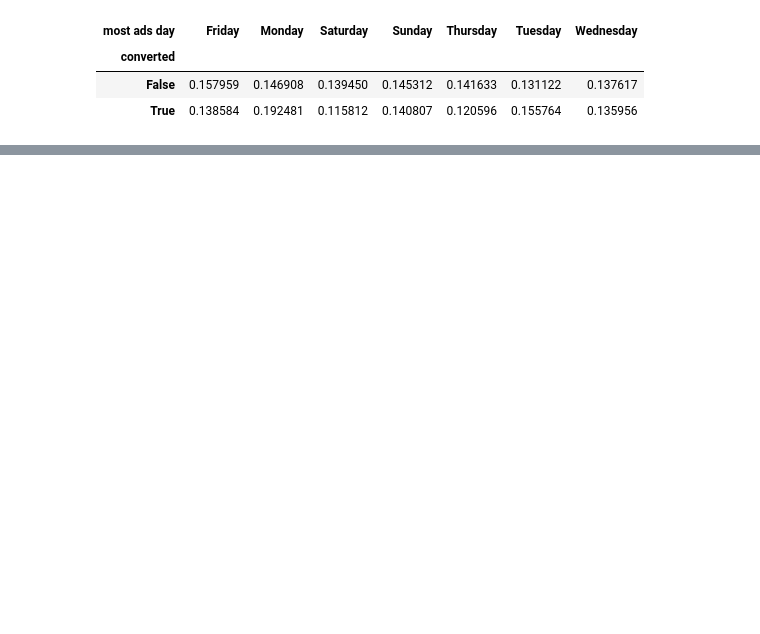
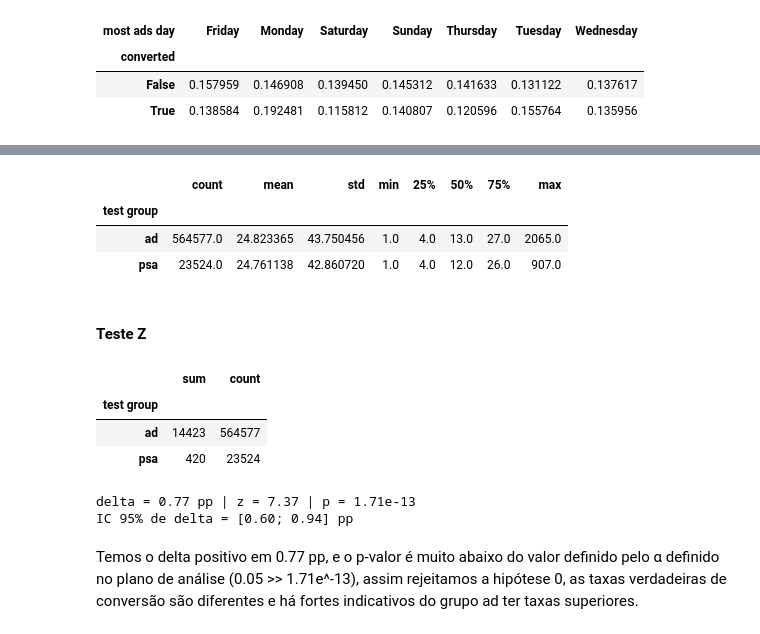
Before and after one commit to igor-kevin/marketing_test-a-b, a Jupyter notebook: notebooks/01_qualidade_dados_e_EDA.ipynb, the cells around one changed output, grey strips where cells are left out. Drawn from its saved outputs; the diff is of its cells as text; code cells hidden in the pictures; blank space fills up the shorter version.

```diff
--- a/notebooks/01_qualidade_dados_e_EDA.ipynb
+++ b/notebooks/01_qualidade_dados_e_EDA.ipynb
@@ -364,0 +394,17 @@ pd.crosstab(df['converted'], df['most ads day'], normalize=True)
+# %%
+df.groupby('test group')['total ads'].describe()
+# %% [output]
+|  | count | mean | std | min | 25% | 50% | 75% | max |
+| test group |  |  |  |  |  |  |  |  |
+| ad | 564577.0 | 24.823365 | 43.750456 | 1.0 | 4.0 | 13.0 | 27.0 | 2065.0 |
+| psa | 23524.0 | 24.761138 | 42.860720 | 1.0 | 4.0 | 12.0 | 26.0 | 907.0 |
+# %% [markdown]
+#### Teste Z
+# %%
+conv = df.groupby('test group')['converted'].agg(['sum', 'count'])
+conv
+# %% [output]
+|  | sum | count |
+| test group |  |  |
+| ad | 14423 | 564577 |
+| psa | 420 | 23524 |
@@ -364,0 +419,11 @@ pd.crosstab(df['converted'], df['most ads day'], normalize=True)
+# %%
+rates = conv['sum'] / conv['count']
+delta = rates['ad'] - rates['psa']
+
+print(f"delta = {delta*100:.2f} pp | z = {z:.2f} | p = {p:.2e}")
+print(f"IC 95% de delta = [{ic_low*100:.2f}; {ic_high*100:.2f}] pp")
+# %% [output]
+delta = 0.77 pp | z = 7.37 | p = 1.71e-13
+IC 95% de delta = [0.60; 0.94] pp
+# %% [markdown]
+Temos o delta positivo em 0.77 pp, e o p-valor é muito abaixo do valor definido pelo α definido no plano de análise (0.05 >> 1.71e^-13), assim rejeitamos a hipótese 0, as taxas verdadeiras de conversão são diferentes e há fortes indicativos do grupo ad ter taxas superiores.
```
Also changed, not shown: parts of 18 cells of this notebook.
